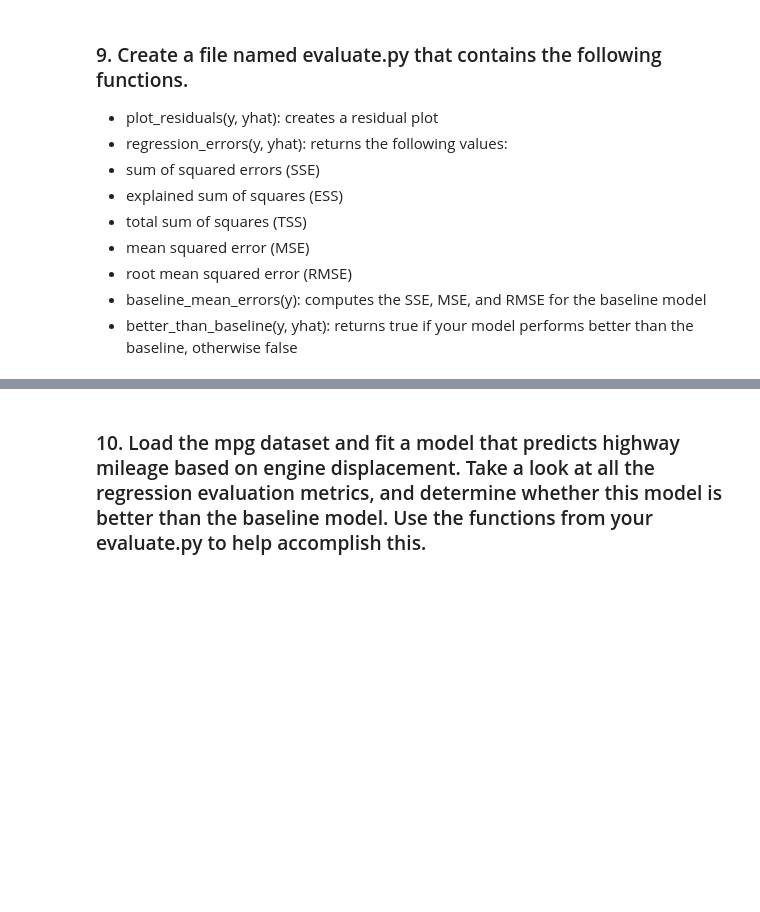
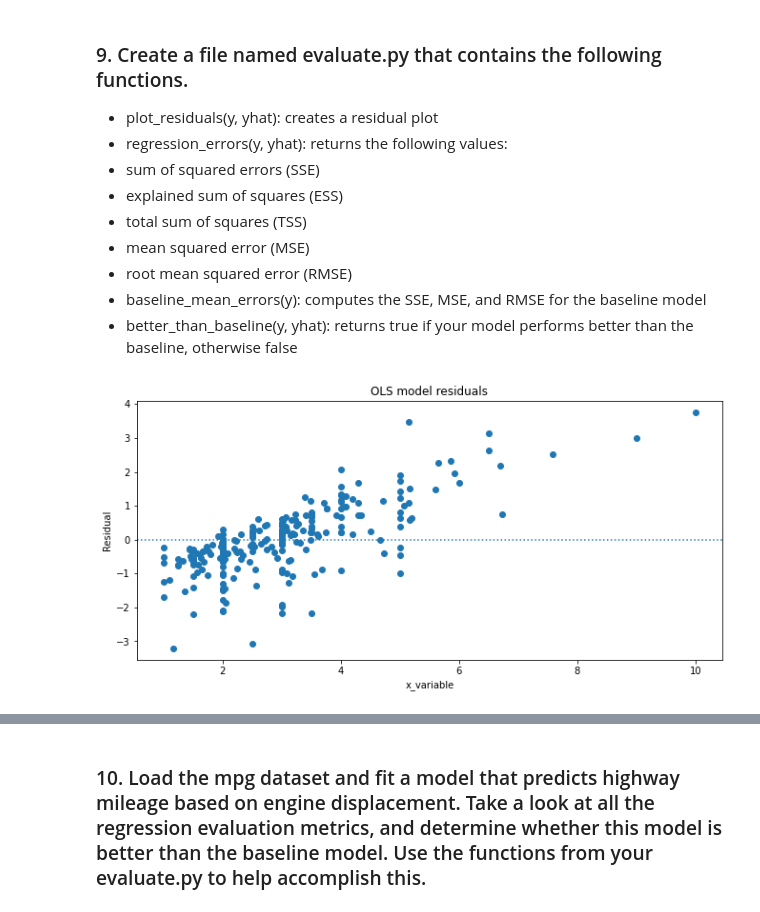
Before and after one commit to brianclements03/regression_exercises, a Jupyter notebook: evaluate.ipynb, the cells around one changed output, grey strips where cells are left out. Cells and saved outputs as stored; diff of their text form; code cells hidden in the pictures; blank space fills up the shorter version.

Commit message:
added functions to evaluate module and updated exercises accordingly

```diff
--- a/evaluate.ipynb
+++ b/evaluate.ipynb
@@ -305,0 +308,4 @@ r2_score(tips.baseline, tips.yhat)
+# %%
+evaluate.plot_residuals(tips.tip,tips.yhat)
+# %% [output]
+[figure, added]
```
Also changed, not shown: parts of 3 cells of this notebook, 1 other file.
